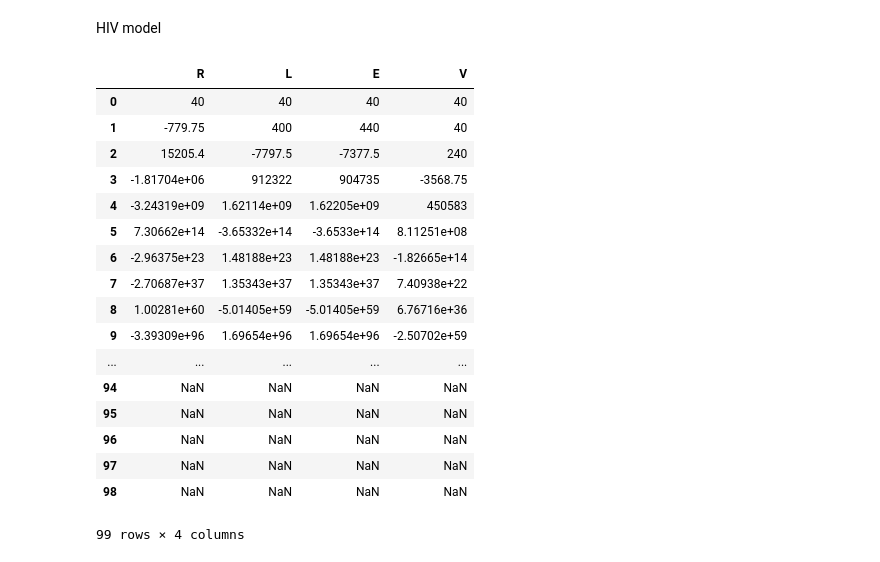
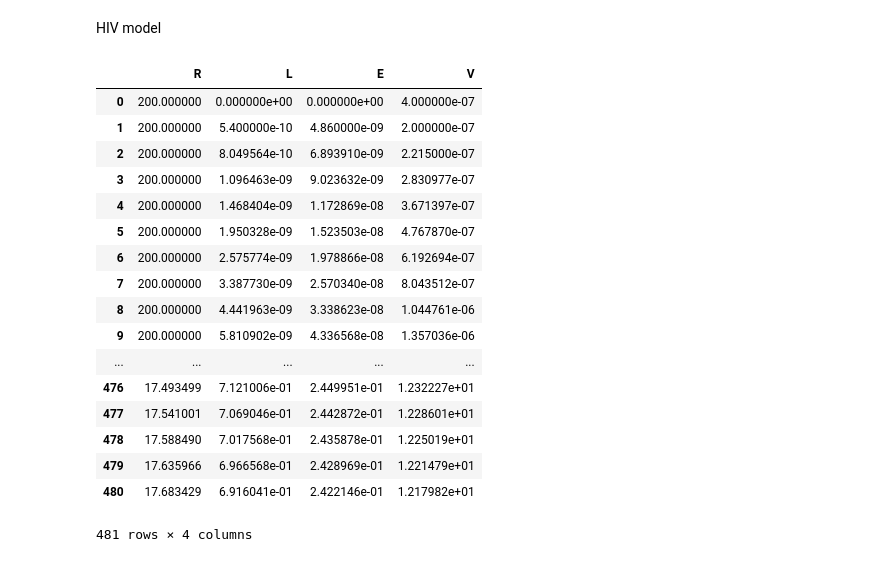
Before and after one commit to mrittmanic/ModSimPy, a Jupyter notebook: code/hiv_model.ipynb, the cells around one changed output. Cells and saved outputs as stored; diff of their text form; code cells hidden in the pictures.

```diff
--- a/code/hiv_model.ipynb
+++ b/code/hiv_model.ipynb
@@ -10,22 +10,20 @@ HIV model
 # import functions from the modsim.py module
 from modsim import *
 # %%
-def make_system(gamma, tau, mu, beta, rho, alpha, delta, pi, sigma):
-    """Make a system object for the SIR model.
+def make_system(gamma, tau, mu, beta, rho, alpha, delta, pi, sigma, dt):
+    """Make a system object for the HIV model.
 
-    beta: contact rate in days
-    gamma: recovery rate in days
-
+    Each parameter is found in the HIV model worksheet.
     returns: System object
     """
-    init = State(R=40, L=40, E=40, V=40)
+    init = State(R=200, L=0, E=0, V=4e-7)
 
     t0 = 0
-    t_end = 7 * 14
+    t_end = 120*1/(dt)
 
     return System(init=init, t0=t0, t_end=t_end,
                   gamma=gamma, tau=tau, mu=mu,
                   beta=beta, rho=rho, alpha=alpha,
-                  delta=delta, pi=pi, sigma=sigma)
+                  delta=delta, pi=pi, sigma=sigma, dt=dt)
 # %%
 def update_func(state, t, system):
@@ -73,25 +71,26 @@ def run_simulation(system, update_func):
         frame.row[t+1] = update_func(frame.row[t], t, system)
 
     return frame
-# %%
-system = make_system(0.5, 0.5, 0.5, 0.5, 0.5, 0.5, 0.5, 0.5, 0.5)
-run_simulation(system, update_func)
-# %% [output]
-|  | R | L | E | V |
-| 0 | 40 | 40 | 40 | 40 |
-| 1 | -779.75 | 400 | 440 | 40 |
-| 2 | 15205.4 | -7797.5 | -7377.5 | 240 |
-| 3 | -1.81704e+06 | 912322 | 904735 | -3568.75 |
-| 4 | -3.24319e+09 | 1.62114e+09 | 1.62205e+09 | 450583 |
-| 5 | 7.30662e+14 | -3.65332e+14 | -3.6533e+14 | 8.11251e+08 |
-| 6 | -2.96375e+23 | 1.48188e+23 | 1.48188e+23 | -1.82665e+14 |
-| 7 | -2.70687e+37 | 1.35343e+37 | 1.35343e+37 | 7.40938e+22 |
-| 8 | 1.00281e+60 | -5.01405e+59 | -5.01405e+59 | 6.76716e+36 |
-| 9 | -3.39309e+96 | 1.69654e+96 | 1.69654e+96 | -2.50702e+59 |
-| ... | ... | ... | ... | ... |
-| 94 | NaN | NaN | NaN | NaN |
-| 95 | NaN | NaN | NaN | NaN |
-| 96 | NaN | NaN | NaN | NaN |
-| 97 | NaN | NaN | NaN | NaN |
-| 98 | NaN | NaN | NaN | NaN |
-99 rows × 4 columns
+# %%
+#gamma, tau, mu, beta, rho, alpha, delta, pi, sigma, dt
+system = make_system(1.36, 0.2, 0.00136, 0.00027, 0.1, 0.036, 0.33, 100, 2, 0.25)
+run_simulation(system, update_func)
+# %% [output]
+|  | R | L | E | V |
+| 0 | 200.000000 | 0.000000e+00 | 0.000000e+00 | 4.000000e-07 |
+| 1 | 200.000000 | 5.400000e-10 | 4.860000e-09 | 2.000000e-07 |
+| 2 | 200.000000 | 8.049564e-10 | 6.893910e-09 | 2.215000e-07 |
+| 3 | 200.000000 | 1.096463e-09 | 9.023632e-09 | 2.830977e-07 |
+| 4 | 200.000000 | 1.468404e-09 | 1.172869e-08 | 3.671397e-07 |
+| 5 | 200.000000 | 1.950328e-09 | 1.523503e-08 | 4.767870e-07 |
+| 6 | 200.000000 | 2.575774e-09 | 1.978866e-08 | 6.192694e-07 |
+| 7 | 200.000000 | 3.387730e-09 | 2.570340e-08 | 8.043512e-07 |
+| 8 | 200.000000 | 4.441963e-09 | 3.338623e-08 | 1.044761e-06 |
+| 9 | 200.000000 | 5.810902e-09 | 4.336568e-08 | 1.357036e-06 |
+| ... | ... | ... | ... | ... |
+| 476 | 17.493499 | 7.121006e-01 | 2.449951e-01 | 1.232227e+01 |
+| 477 | 17.541001 | 7.069046e-01 | 2.442872e-01 | 1.228601e+01 |
+| 478 | 17.588490 | 7.017568e-01 | 2.435878e-01 | 1.225019e+01 |
+| 479 | 17.635966 | 6.966568e-01 | 2.428969e-01 | 1.221479e+01 |
+| 480 | 17.683429 | 6.916041e-01 | 2.422146e-01 | 1.217982e+01 |
+481 rows × 4 columns
```
Also changed, not shown: parts of 4 cells of this notebook.
